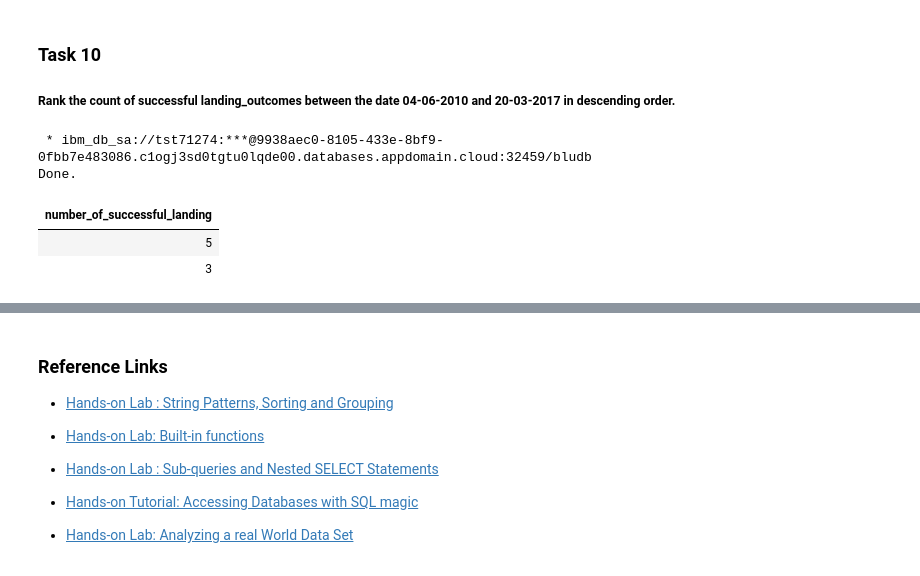
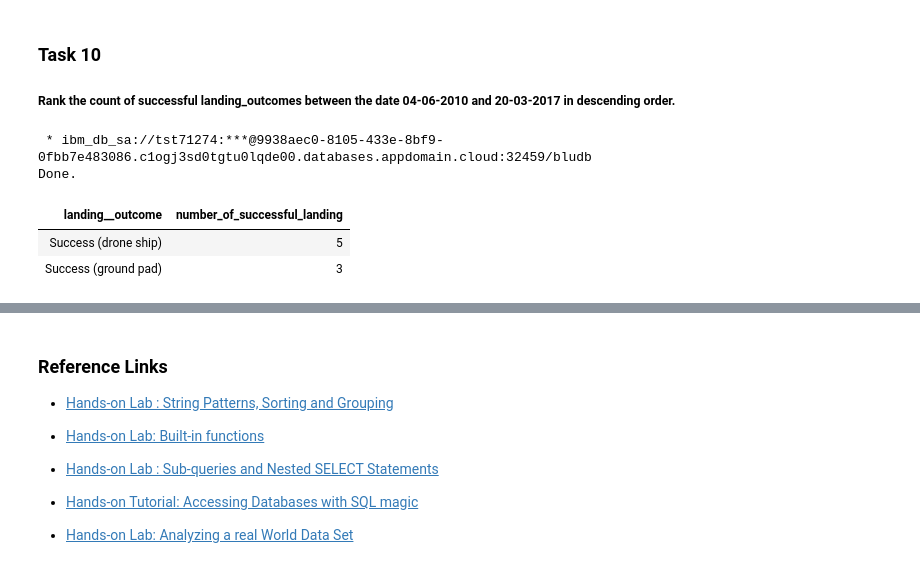
Before and after one commit to Amorovati/IBM_Data_Science_Capstone, a Jupyter notebook: jupyter_labs_eda_sql_coursera_sqllite.ipynb, the cells around one changed output, grey strips where cells are left out. Cells and saved outputs as stored; diff of their text form; code cells hidden in the pictures.

```diff
--- a/jupyter_labs_eda_sql_coursera_sqllite.ipynb
+++ b/jupyter_labs_eda_sql_coursera_sqllite.ipynb
@@ -305,10 +308,13 @@ Done.
 
 ##### Rank the  count of  successful landing_outcomes between the date 04-06-2010 and 20-03-2017 in descending order.
 # %%
-%sql select count(landing__outcome) as Number_of_Successful_Landing from SPACEXTBL where landing__outcome in ('Success','Success (drone ship)','Success (ground pad)') and DATE between '2010-06-04' and '2017-03-20' group by landing__outcome order by Number_of_Successful_Landing DESC
+%%sql
+select landing__outcome, count(landing__outcome) as Number_of_Successful_Landing from SPACEXTBL
+ where landing__outcome in ('Success','Success (drone ship)','Success (ground pad)') and DATE between '2010-06-04' and '2017-03-20'
+ group by landing__outcome order by Number_of_Successful_Landing DESC
 # %% [output]
  * ibm_db_sa://tst71274:***@9938aec0-8105-433e-8bf9-0fbb7e483086.c1ogj3sd0tgtu0lqde00.databases.appdomain.cloud:32459/bludb
 Done.
-| number_of_successful_landing |
-| 5 |
-| 3 |
+| landing__outcome | number_of_successful_landing |
+| Success (drone ship) | 5 |
+| Success (ground pad) | 3 |
```
Also changed, not shown: parts of 7 cells of this notebook.
